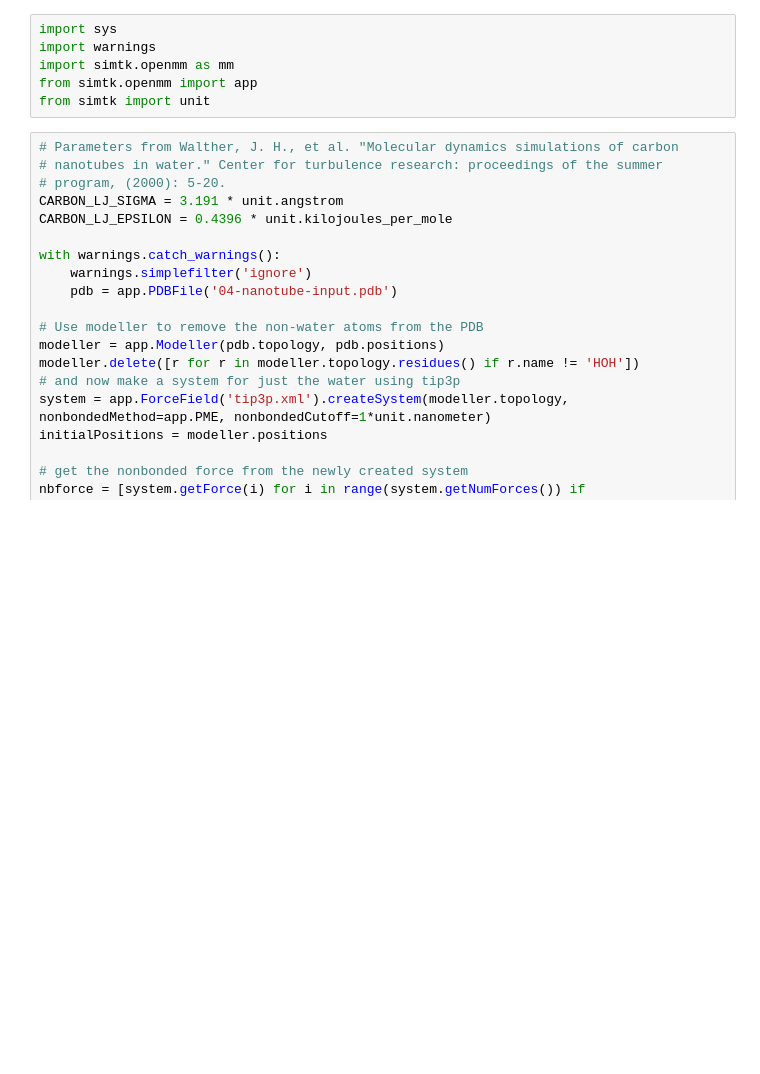
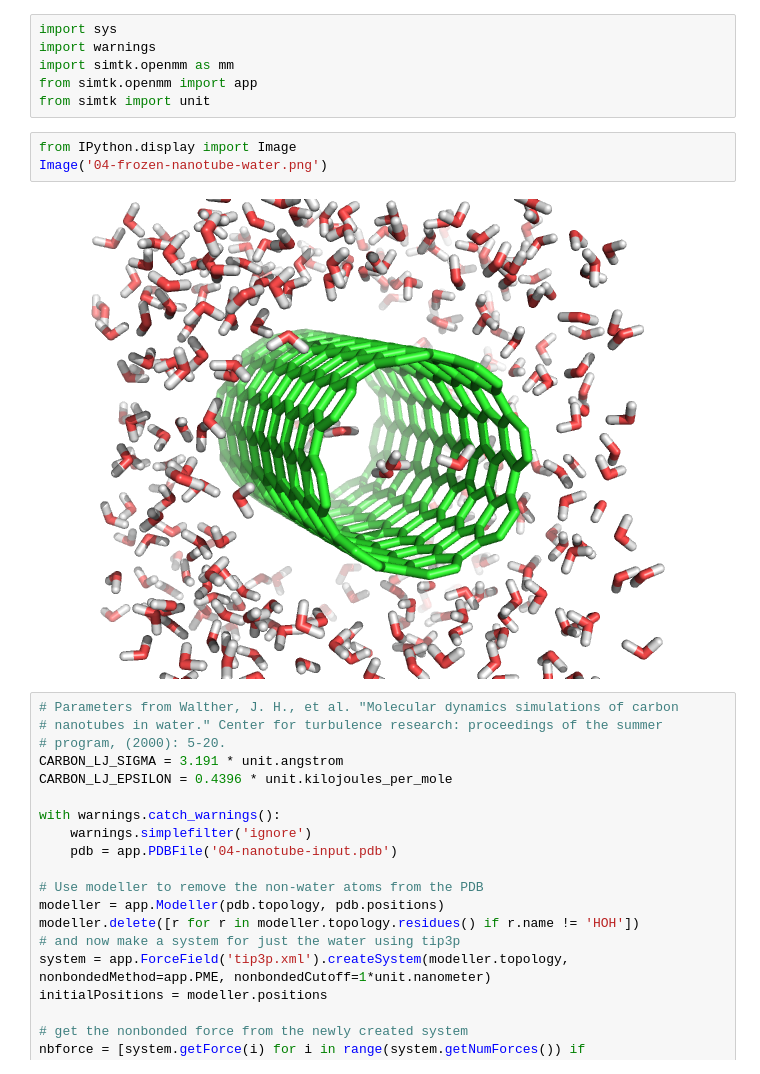
Before and after one commit to rmcgibbo/openmm-cookbook, a Jupyter notebook: 04-frozen-nanotube-water.ipynb, the cells around one changed output. Saved outputs shown, nothing was run; the diff lists cells and outputs as text; blank space fills up the shorter version.

Commit message:
add image to notebook

```diff
--- a/04-frozen-nanotube-water.ipynb
+++ b/04-frozen-nanotube-water.ipynb
@@ -4,6 +4,11 @@ import warnings
 import simtk.openmm as mm
 from simtk.openmm import app
 from simtk import unit
+# %%
+from IPython.display import Image
+Image('04-frozen-nanotube-water.png')
+# %% [output]
+[figure, added]
 # %%
 # Parameters from Walther, J. H., et al. "Molecular dynamics simulations of carbon
 # nanotubes in water." Center for turbulence research: proceedings of the summer
```
Also changed, not shown: 1 other file.
